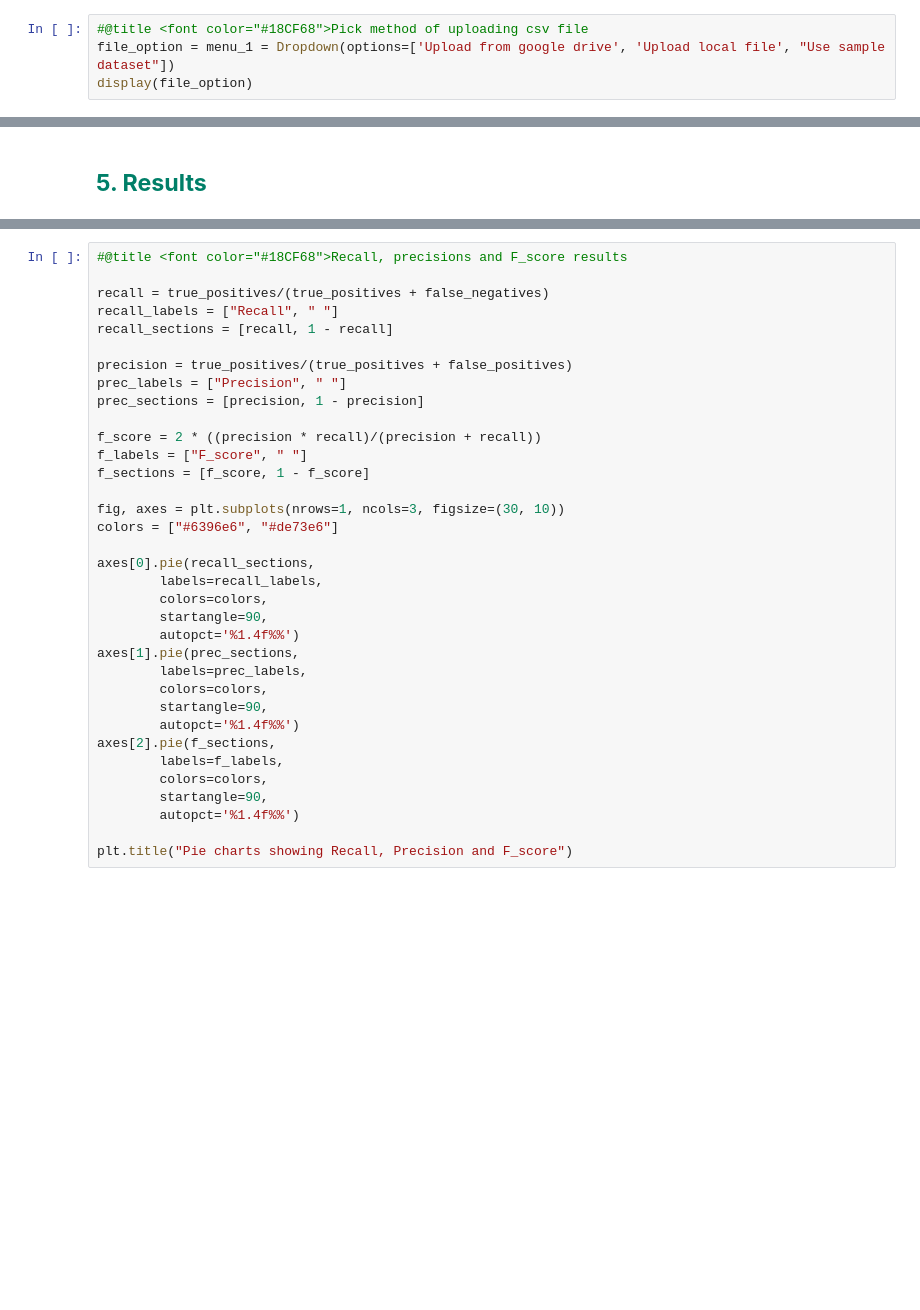
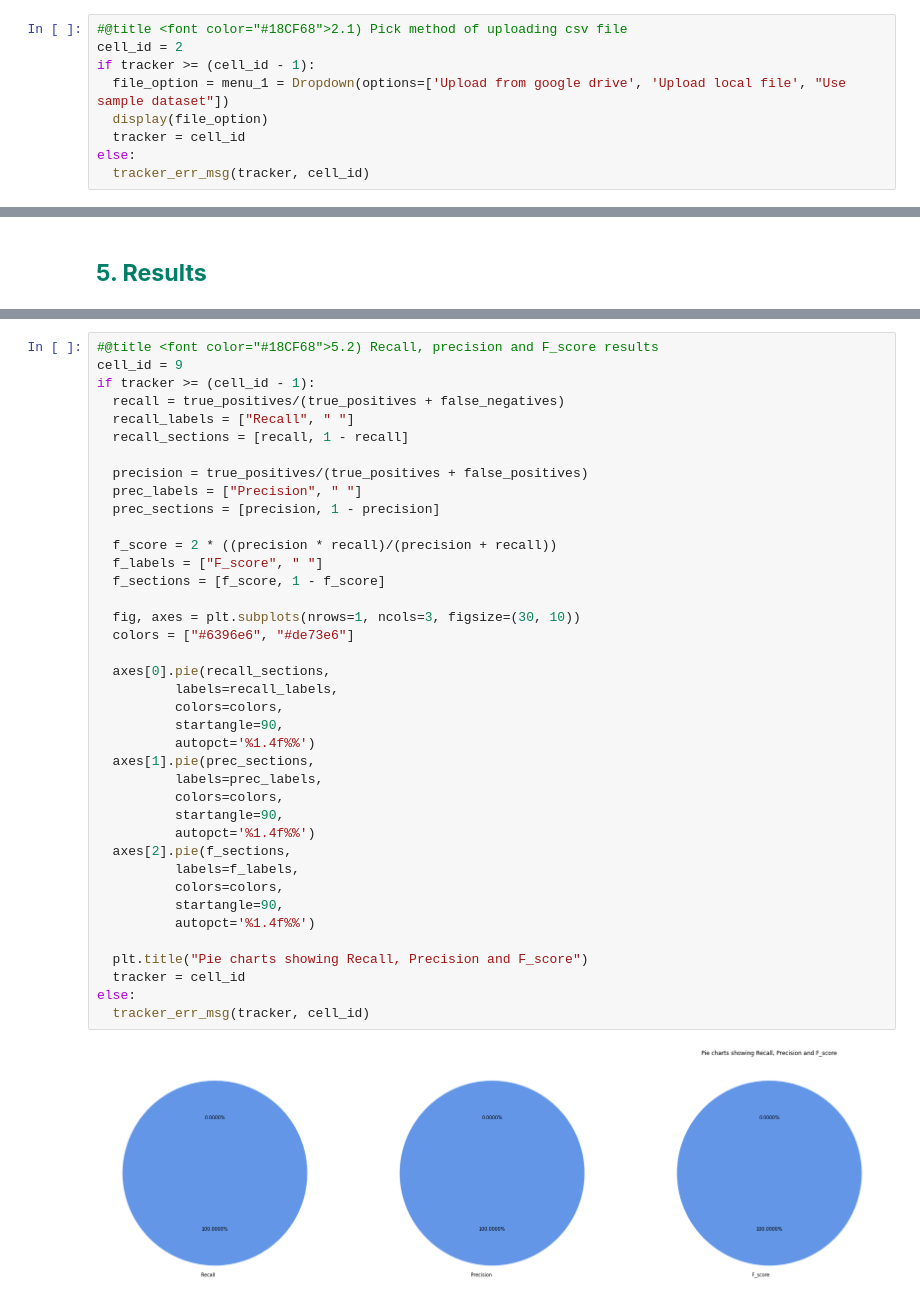
Before and after one commit to jembi/mpi-toolkit-notebook, a Jupyter notebook: fastLink-notebook/Dedupe/Fastlink_R_Deduplication.ipynb, the cells around one changed output, grey strips where cells are left out. Saved outputs shown, nothing was run; the diff lists cells and outputs as text; blank space fills up the shorter version.

```diff
--- a/fastLink-notebook/Dedupe/Fastlink_R_Deduplication.ipynb
+++ b/fastLink-notebook/Dedupe/Fastlink_R_Deduplication.ipynb
@@ -63,6 +76,11 @@ data_table = r_packages.importr('data.table')
 # %% [markdown]
 ## **<font color="#007f68">2. Upload csv file for deduplication**
 # %%
-#@title <font color="#18CF68">Pick method of uploading csv file
-file_option = menu_1 = Dropdown(options=['Upload from google drive', 'Upload local file', "Use sample dataset"])
-display(file_option)
+#@title <font color="#18CF68">2.1) Pick method of uploading csv file
+cell_id = 2
+if tracker >= (cell_id - 1):
+  file_option = menu_1 = Dropdown(options=['Upload from google drive', 'Upload local file', "Use sample dataset"])
+  display(file_option)
+  tracker = cell_id
+else:
+  tracker_err_msg(tracker, cell_id)
@@ -344,36 +393,42 @@ display(l_and_r)
 # %%
-#@title <font color="#18CF68">Recall, precisions and F_score results
+#@title <font color="#18CF68">5.2) Recall, precision and F_score results
+cell_id = 9
+if tracker >= (cell_id - 1):
+  recall = true_positives/(true_positives + false_negatives)
+  recall_labels = ["Recall", " "]
+  recall_sections = [recall, 1 - recall]
 
-recall = true_positives/(true_positives + false_negatives)
-recall_labels = ["Recall", " "]
-recall_sections = [recall, 1 - recall]
+  precision = true_positives/(true_positives + false_positives)
+  prec_labels = ["Precision", " "]
+  prec_sections = [precision, 1 - precision]
 
-precision = true_positives/(true_positives + false_positives)
-prec_labels = ["Precision", " "]
-prec_sections = [precision, 1 - precision]
+  f_score = 2 * ((precision * recall)/(precision + recall))
+  f_labels = ["F_score", " "]
+  f_sections = [f_score, 1 - f_score]
 
-f_score = 2 * ((precision * recall)/(precision + recall))
-f_labels = ["F_score", " "]
-f_sections = [f_score, 1 - f_score]
+  fig, axes = plt.subplots(nrows=1, ncols=3, figsize=(30, 10))
+  colors = ["#6396e6", "#de73e6"]
 
-fig, axes = plt.subplots(nrows=1, ncols=3, figsize=(30, 10))
-colors = ["#6396e6", "#de73e6"]
+  axes[0].pie(recall_sections,
+          labels=recall_labels,
+          colors=colors,
+          startangle=90,
+          autopct='%1.4f%%')
+  axes[1].pie(prec_sections,
+          labels=prec_labels,
+          colors=colors,
+          startangle=90,
+          autopct='%1.4f%%')
+  axes[2].pie(f_sections,
+          labels=f_labels,
+          colors=colors,
+          startangle=90,
+          autopct='%1.4f%%')
 
-axes[0].pie(recall_sections,
-        labels=recall_labels,
-        colors=colors,
-        startangle=90,
-        autopct='%1.4f%%')
-axes[1].pie(prec_sections,
-        labels=prec_labels,
-        colors=colors,
-        startangle=90,
-        autopct='%1.4f%%')
-axes[2].pie(f_sections,
-        labels=f_labels,
-        colors=colors,
-        startangle=90,
-        autopct='%1.4f%%')
-
-plt.title("Pie charts showing Recall, Precision and F_score")
+  plt.title("Pie charts showing Recall, Precision and F_score")
+  tracker = cell_id
+else:
+  tracker_err_msg(tracker, cell_id)
+# %% [output]
+[figure, added]
 # %%
```
Also changed, not shown: parts of 13 cells of this notebook.
